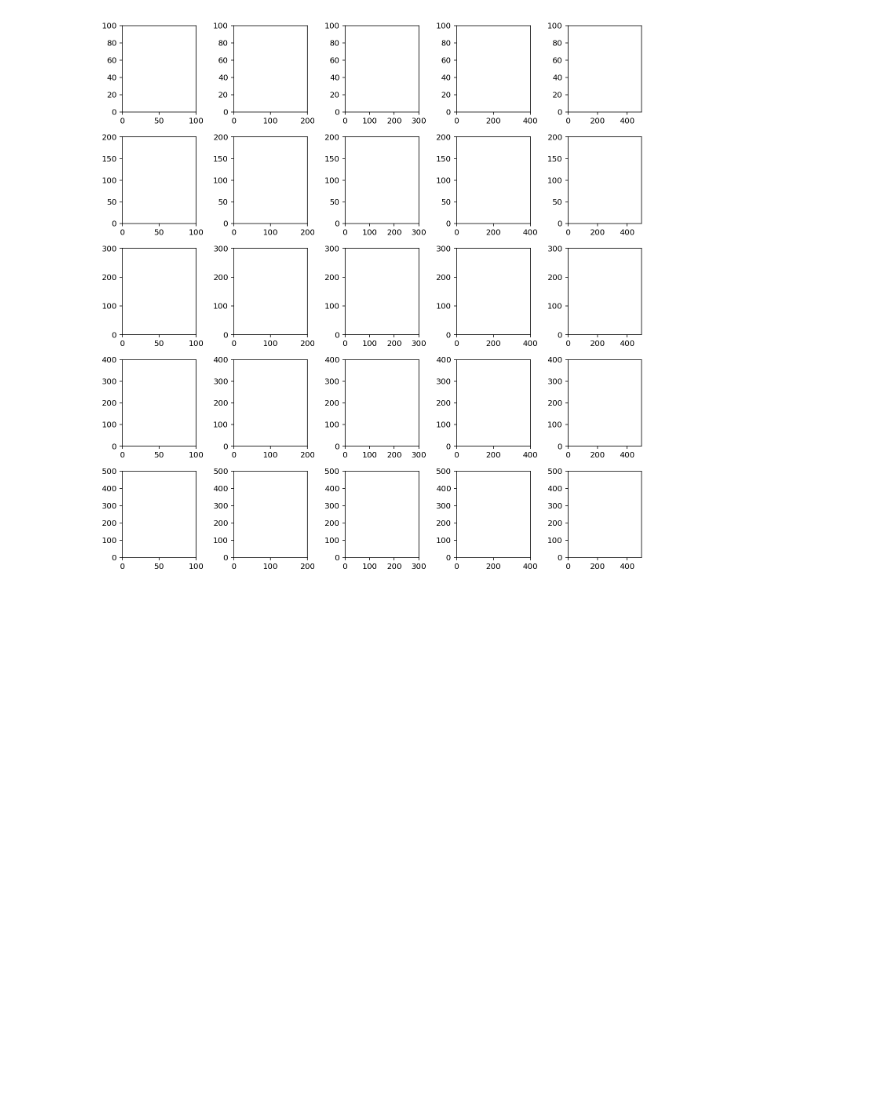
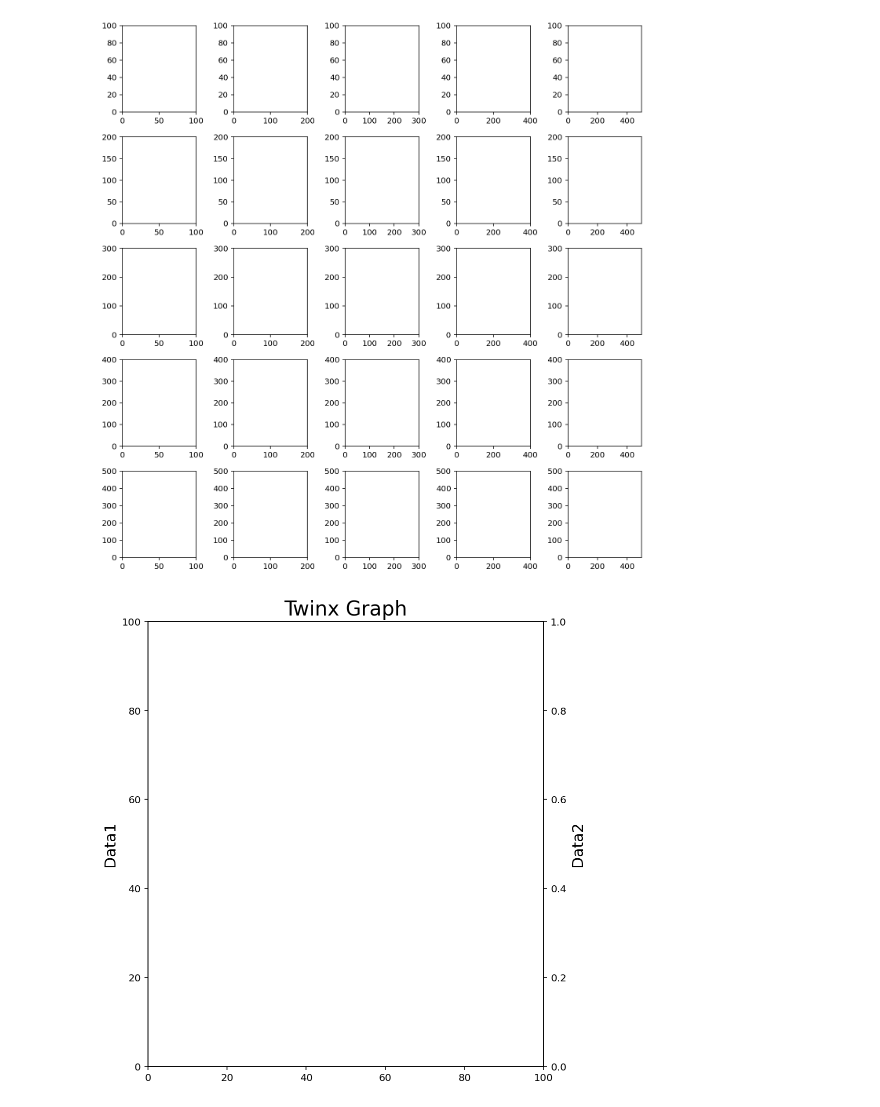
Before and after one commit to bluefruit0215/matplotlib_study, a Jupyter notebook: 1-2 실습.ipynb, the cells around one changed output. Cells and saved outputs as stored; diff of their text form; code cells hidden in the pictures; blank space fills up the shorter version.

```diff
--- a/1-2 실습.ipynb
+++ b/1-2 실습.ipynb
@@ -80,3 +80,20 @@ axes[0, 4].set_xlim([0, 500])
 # %% [output]
 (0.0, 500.0)
 [figure]
+# %%
+fig = plt.figure(figsize=(7, 7))
+
+ax1 = fig.add_subplot()
+ax2 = ax1.twinx()
+
+ax1.set_xlim([0, 100])
+ax1.set_ylim([0, 100])
+ax2.set_ylim([0, 1])
+
+ax1.set_title("Twinx Graph", fontsize=20)
+ax1.set_ylabel("Data1", fontsize=15)
+ax2.set_ylabel("Data2", fontsize=15)
+
+fig.tight_layout()
+# %% [output]
+[figure, added]
```
Also changed, not shown: parts of 1 cell of this notebook.
